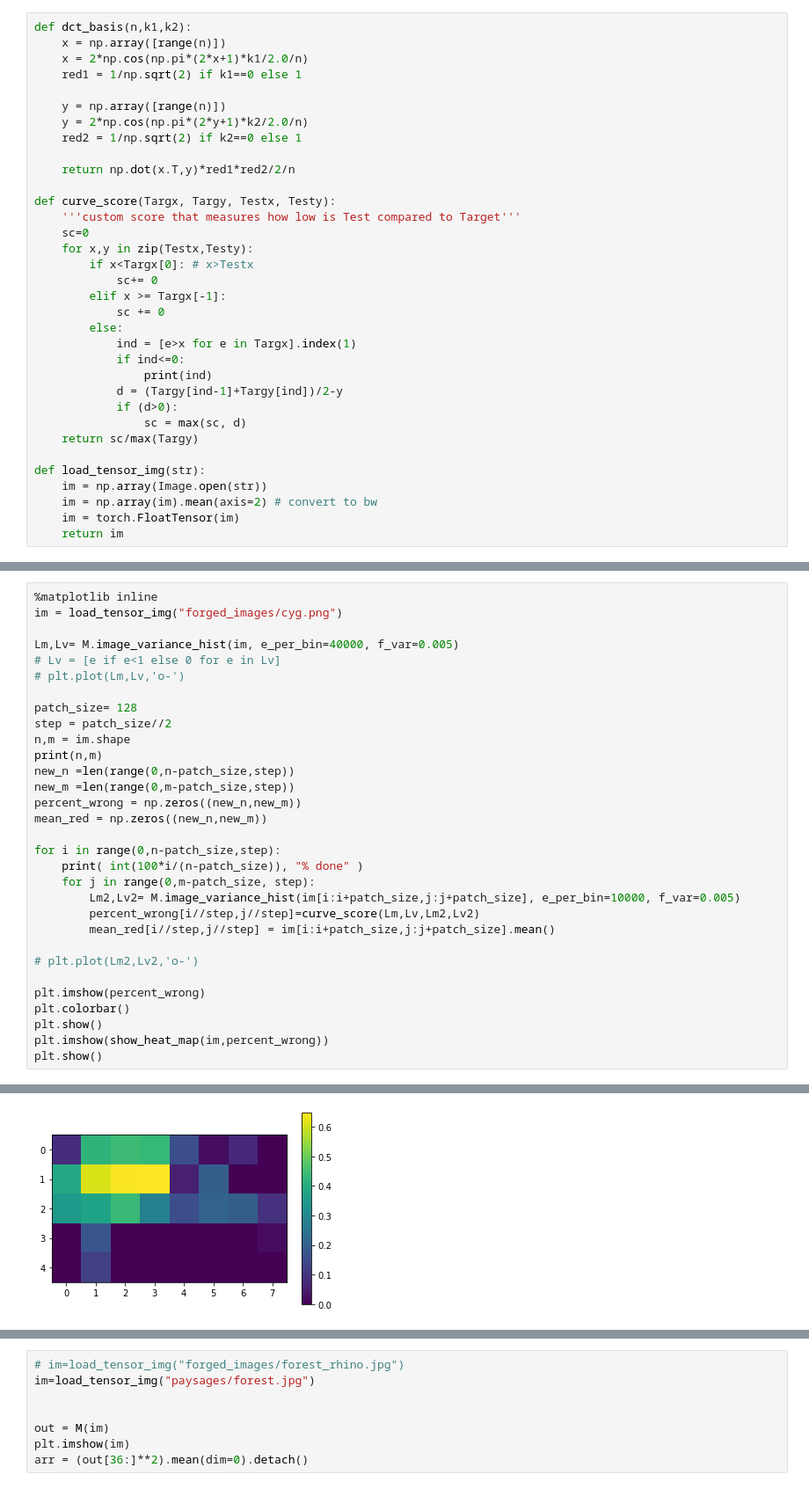
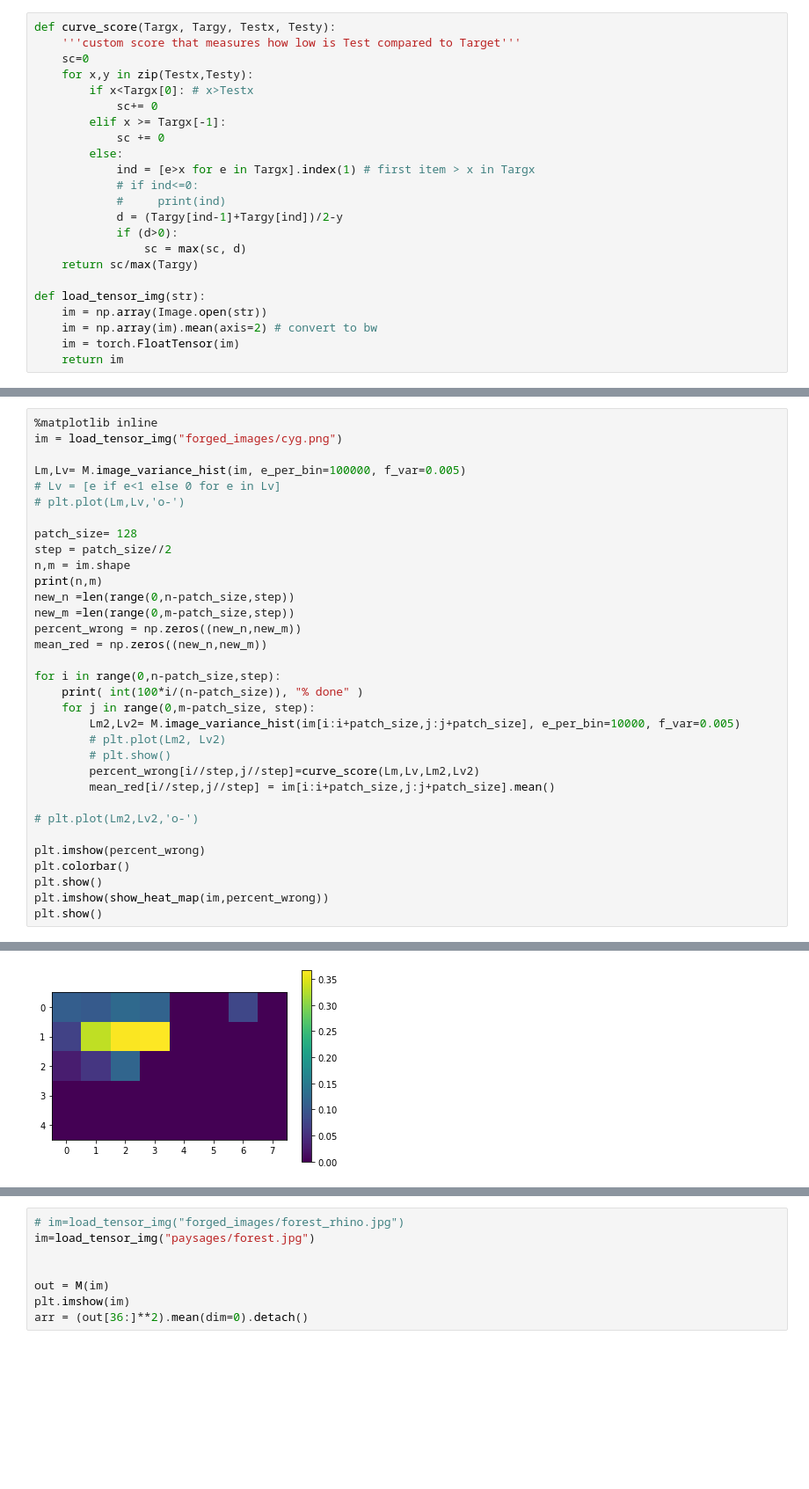
Before and after one commit to nissmar/ForgeryDetection, a Jupyter notebook: torch_noise_estim.ipynb, the cells around one changed output, grey strips where cells are left out. Shown at 88% size. Saved outputs shown, nothing was run; the diff lists cells and outputs as text; blank space fills up the shorter version.

Commit message:
images + dct

```diff
--- a/torch_noise_estim.ipynb
+++ b/torch_noise_estim.ipynb
@@ -8,15 +8,4 @@ from utilities import show_heat_map, reduce_array
 # %%
-def dct_basis(n,k1,k2):
-    x = np.array([range(n)])
-    x = 2*np.cos(np.pi*(2*x+1)*k1/2.0/n)
-    red1 = 1/np.sqrt(2) if k1==0 else 1
-
-    y = np.array([range(n)])
-    y = 2*np.cos(np.pi*(2*y+1)*k2/2.0/n)
-    red2 = 1/np.sqrt(2) if k2==0 else 1
-
-    return np.dot(x.T,y)*red1*red2/2/n
-
 def curve_score(Targx, Targy, Testx, Testy):
     '''custom score that measures how low is Test compared to Target'''
     sc=0
@@ -26,9 +15,9 @@ def curve_score(Targx, Targy, Testx, Testy):
         elif x >= Targx[-1]:
             sc += 0
         else:
-            ind = [e>x for e in Targx].index(1)
-            if ind<=0:
-                print(ind)
+            ind = [e>x for e in Targx].index(1) # first item > x in Targx
+            # if ind<=0:
+            #     print(ind)
             d = (Targy[ind-1]+Targy[ind])/2-y
             if (d>0):
                 sc = max(sc, d)
@@ -146,38 +46,40 @@ plt.plot(Lm,Lv,'o-')
 %matplotlib inline
 im = load_tensor_img("forged_images/cyg.png")
 
-Lm,Lv= M.image_variance_hist(im, e_per_bin=40000, f_var=0.005)
+Lm,Lv= M.image_variance_hist(im, e_per_bin=100000, f_var=0.005)
 # Lv = [e if e<1 else 0 for e in Lv]
 # plt.plot(Lm,Lv,'o-')
 
 patch_size= 128
 step = patch_size//2
 n,m = im.shape
 print(n,m)
 new_n =len(range(0,n-patch_size,step))
 new_m =len(range(0,m-patch_size,step))
 percent_wrong = np.zeros((new_n,new_m))
 mean_red = np.zeros((new_n,new_m))
 
 for i in range(0,n-patch_size,step):
     print( int(100*i/(n-patch_size)), "% done" )
     for j in range(0,m-patch_size, step):
         Lm2,Lv2= M.image_variance_hist(im[i:i+patch_size,j:j+patch_size], e_per_bin=10000, f_var=0.005)
+        # plt.plot(Lm2, Lv2)
+        # plt.show()
         percent_wrong[i//step,j//step]=curve_score(Lm,Lv,Lm2,Lv2)
         mean_red[i//step,j//step] = im[i:i+patch_size,j:j+patch_size].mean()
 
 # plt.plot(Lm2,Lv2,'o-')
 
 plt.imshow(percent_wrong)
 plt.colorbar()
 plt.show()
 plt.imshow(show_heat_map(im,percent_wrong))
 plt.show()
 # %% [output]
 438 584
 0 % done
 20 % done
 41 % done
 61 % done
 82 % done
-[figure, old version]
+[figure, new version]
```
Also changed, not shown: parts of 4 cells of this notebook, 7 other files.
